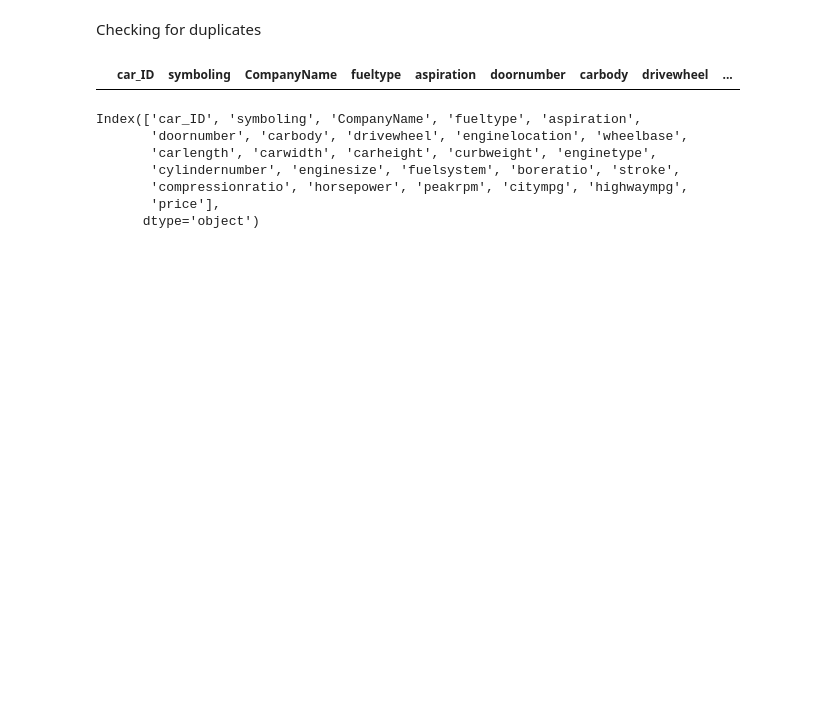
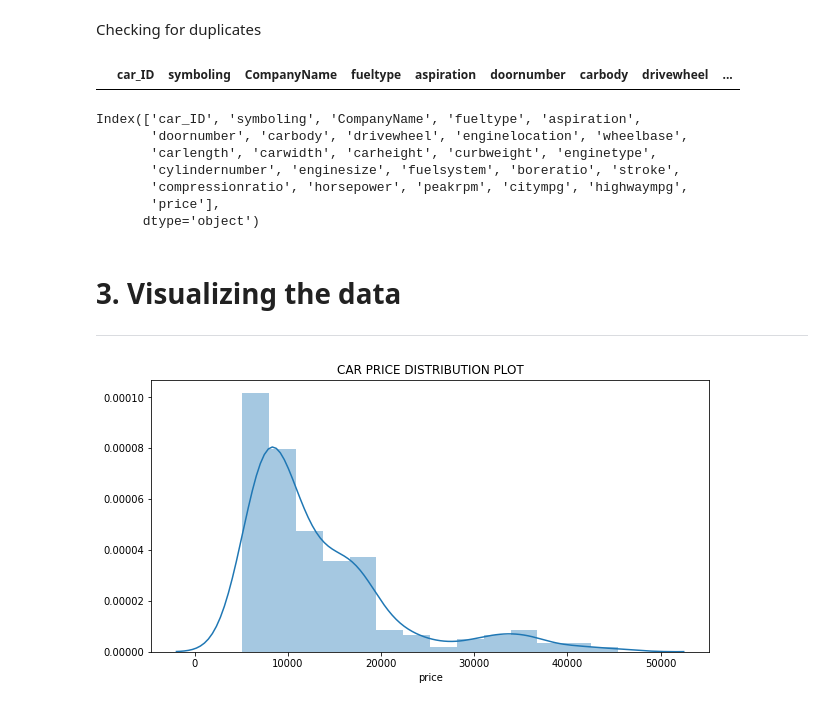
Before and after one commit to shailu1999/Car_prices_Prediction, a Jupyter notebook: car_prices_prediction.ipynb, the cells around one changed output. Saved outputs shown, nothing was run; the diff lists cells and outputs as text; code cells hidden in the pictures; blank space fills up the shorter version.

```diff
--- a/car_prices_prediction.ipynb
+++ b/car_prices_prediction.ipynb
@@ -147,3 +184,16 @@ Index(['car_ID', 'symboling', 'CompanyName', 'fueltype', 'aspiration',
        'compressionratio', 'horsepower', 'peakrpm', 'citympg', 'highwaympg',
        'price'],
       dtype='object')
+# %% [markdown]
+# 3. Visualizing the data
+
+---
+# %%
+plt.figure(figsize=[10,5])
+
+
+plt.title("CAR PRICE DISTRIBUTION PLOT")
+sns.distplot(cars.price)
+plt.show()
+# %% [output]
+[figure, added]
```
Also changed, not shown: parts of 92 cells of this notebook.
